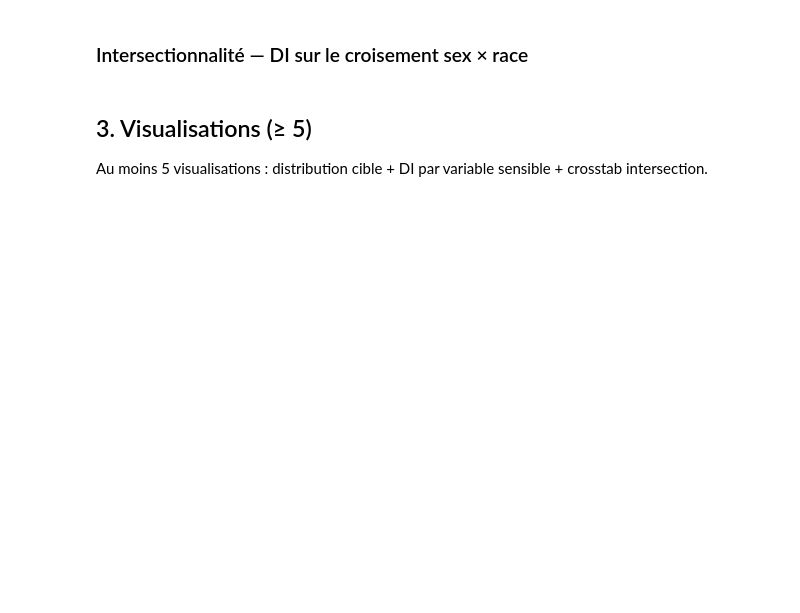
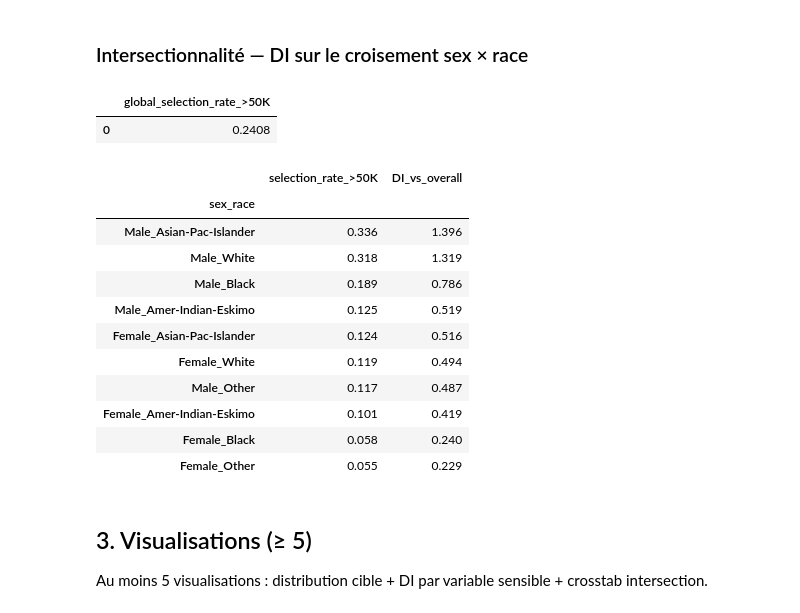
Before and after one commit to Franck-Beugnet/M2-B2-athena-celia-franck, a Jupyter notebook: notebooks/M2-B2_audit_celia_franck.ipynb, the cells around one changed output. Cells and saved outputs as stored; diff of their text form; code cells hidden in the pictures; blank space fills up the shorter version.

```diff
--- a/notebooks/M2-B2_audit_celia_franck.ipynb
+++ b/notebooks/M2-B2_audit_celia_franck.ipynb
@@ -129,9 +129,11 @@ Conclusion : le dataset est globalement exploitable pour l'audit éthique, avec
 
 Calcul du **disparate impact** sur 3 variables sensibles + 1 intersection.
 # %%
-def disparate_impact(df: pd.DataFrame, sensible: str, target: str = "income",
-                     positive: str = ">50K") -> tuple[float, pd.Series]:
-    """Calcule le DI = SR_min / SR_max + retourne la série des SR par groupe."""
-    sr = df.groupby(sensible)[target].apply(lambda x: (x == positive).mean())
-    di = sr.min() / sr.max()
-    return di, sr
+def disparate_impact_vs_overall(
+    df: pd.DataFrame, sensible: str, target: str = "income", positive: str = ">50K"
+ ) -> tuple[float, pd.Series, pd.Series]:
+    """Retourne le taux global, les taux par groupe et le ratio SR_groupe / SR_global."""
+    sr_global = (df[target] == positive).mean()
+    sr_group = df.groupby(sensible)[target].apply(lambda x: (x == positive).mean())
+    di_vs_overall = sr_group / sr_global
+    return sr_global, sr_group, di_vs_overall
@@ -145,0 +196,13 @@ def disparate_impact(df: pd.DataFrame, sensible: str, target: str = "income",
+# %%
+df["native_us"] = np.where(df["native_country"].eq("United-States"), "USA", "non-USA")
+sr_global, sr_native, di_native = disparate_impact_vs_overall(df, "native_us")
+
+native_table = pd.DataFrame(
+    {
+        "selection_rate_>50K": sr_native,
+        "DI_vs_overall": di_native,
+    }
+).sort_values("selection_rate_>50K", ascending=False)
+
+display(pd.DataFrame({"global_selection_rate_>50K": [round(sr_global, 4)]}))
+display(native_table.round(3))
@@ -151,3 +218,31 @@ def disparate_impact(df: pd.DataFrame, sensible: str, target: str = "income",
+# %%
+df["sex_race"] = df["sex"].str.cat(df["race"], sep="_")
+sr_global, sr_intersection, di_intersection = disparate_impact_vs_overall(df, "sex_race")
+
+intersection_table = pd.DataFrame(
+    {
+        "selection_rate_>50K": sr_intersection,
+        "DI_vs_overall": di_intersection,
+    }
+).sort_values("selection_rate_>50K", ascending=False)
+
+display(pd.DataFrame({"global_selection_rate_>50K": [round(sr_global, 4)]}))
+display(intersection_table.round(3))
+# %% [output]
+|  | global_selection_rate_>50K |
+| 0 | 0.2408 |
+|  | selection_rate_>50K | DI_vs_overall |
+| sex_race |  |  |
+| Male_Asian-Pac-Islander | 0.336 | 1.396 |
+| Male_White | 0.318 | 1.319 |
+| Male_Black | 0.189 | 0.786 |
+| Male_Amer-Indian-Eskimo | 0.125 | 0.519 |
+| Female_Asian-Pac-Islander | 0.124 | 0.516 |
+| Female_White | 0.119 | 0.494 |
+| Male_Other | 0.117 | 0.487 |
+| Female_Amer-Indian-Eskimo | 0.101 | 0.419 |
+| Female_Black | 0.058 | 0.240 |
+| Female_Other | 0.055 | 0.229 |
 # %% [markdown]
 ## 3. Visualisations (≥ 5)
 
```
Also changed, not shown: parts of 10 cells of this notebook.
